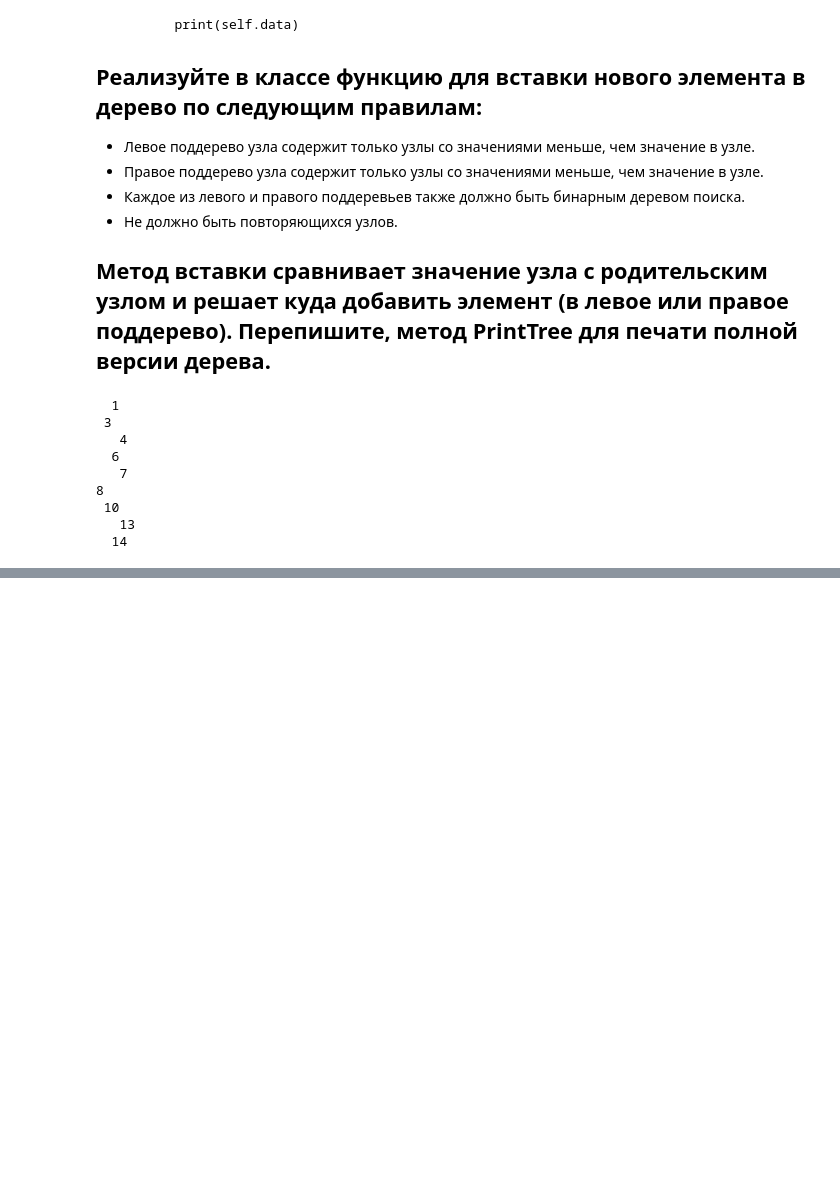
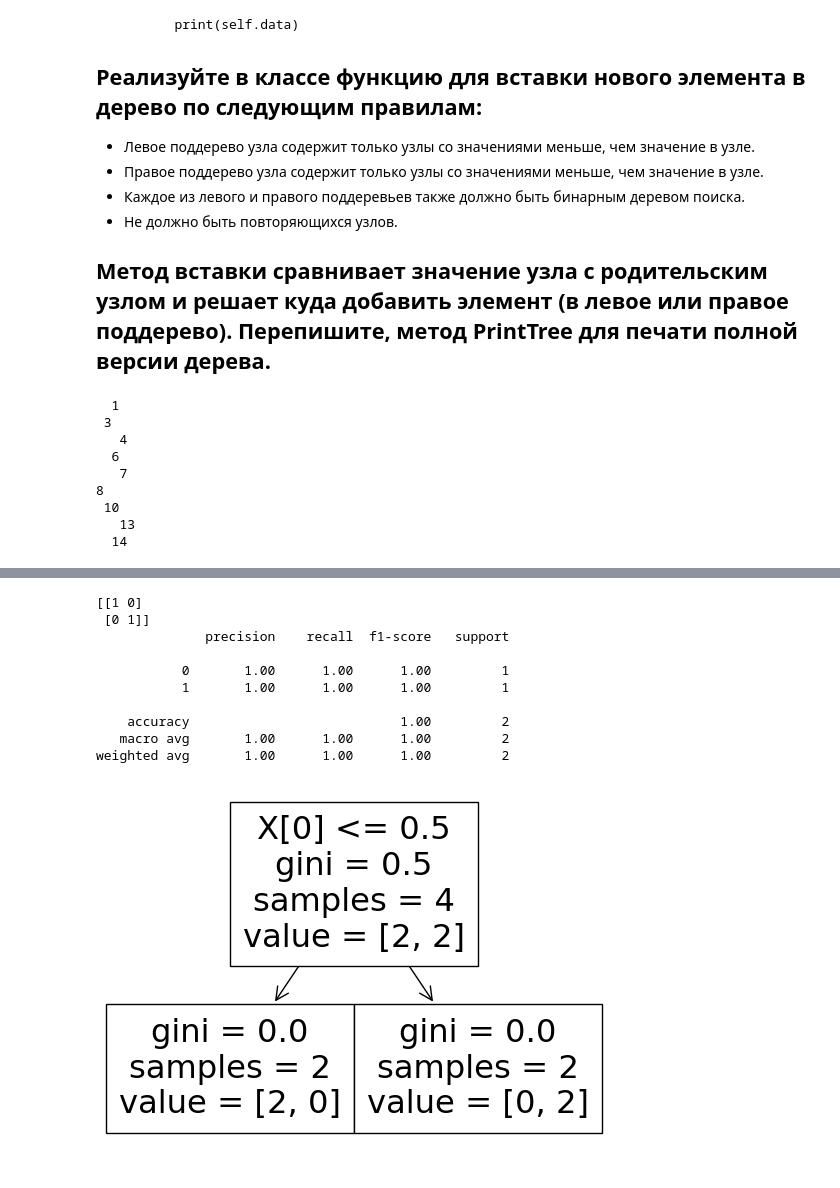
Before and after one commit to M4yd3/uni-ai, a Jupyter notebook: Marchenko_S_Workbook5.ipynb, the cells around one changed output, grey strips where cells are left out. Saved outputs shown, nothing was run; the diff lists cells and outputs as text; code cells hidden in the pictures; blank space fills up the shorter version.

```diff
--- a/Marchenko_S_Workbook5.ipynb
+++ b/Marchenko_S_Workbook5.ipynb
@@ -117,6 +117,7 @@ class Tree:
 
 tree = Tree(8)
 tree.add(3)
+tree.add(3)
 tree.add(1)
 tree.add(6)
 tree.add(4)
@@ -138,0 +144,36 @@ tree.print_tree()
+# %%
+import numpy as np
+from sklearn import tree
+from sklearn.metrics import confusion_matrix, classification_report
+from sklearn.model_selection import train_test_split
+from sklearn.tree import DecisionTreeClassifier
+
+x = np.array([[-1, -1], [-2, -1], [-3, -2], [1, 1], [2, 1], [3, 2]])
+target = [0, 0, 0, 1, 1, 1]
+
+x_train, x_test, y_train, y_test = train_test_split(
+    x,
+    target,
+    test_size=0.20
+)
+
+classifier = DecisionTreeClassifier()
+classifier.fit(x_train, y_train)
+tree.plot_tree(classifier)
+
+y_pred = classifier.predict(x_test)
+
+print(confusion_matrix(y_test, y_pred))
+print(classification_report(y_test, y_pred))
+# %% [output]
+[[1 0]
+ [0 1]]
+              precision    recall  f1-score   support
+
+           0       1.00      1.00      1.00         1
+           1       1.00      1.00      1.00         1
+
+    accuracy                           1.00         2
+   macro avg       1.00      1.00      1.00         2
+weighted avg       1.00      1.00      1.00         2
+[figure, added]
```
Also changed, not shown: parts of 1 cell of this notebook.
